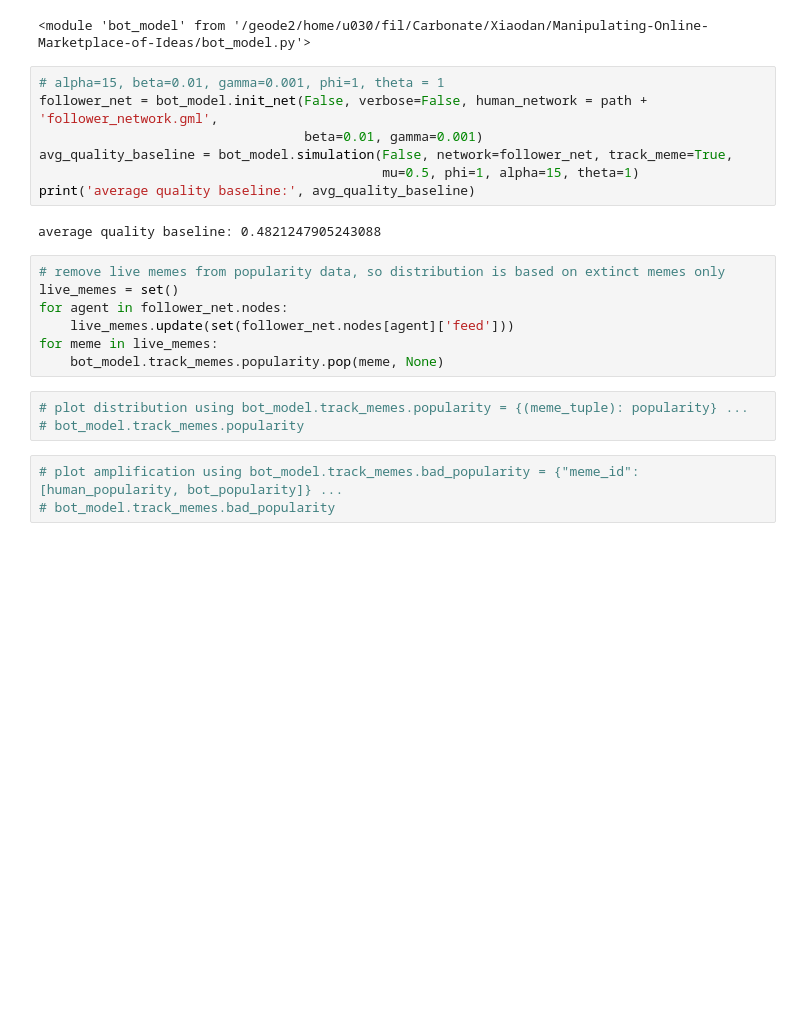
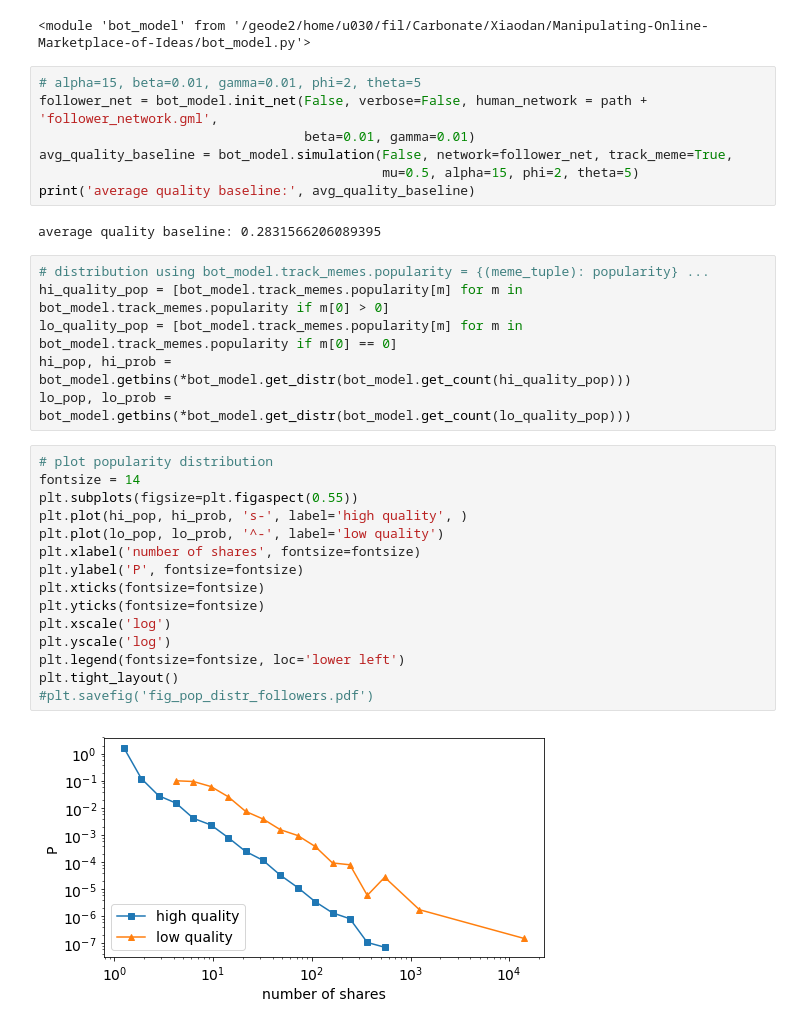
Before and after one commit to xiaodanlou/Manipulating-Online-Marketplace-of-Ideas, a Jupyter notebook: empirical_validation.ipynb, the cells around one changed output. Saved outputs shown, nothing was run; the diff lists cells and outputs as text; blank space fills up the shorter version.

```diff
--- a/empirical_validation.ipynb
+++ b/empirical_validation.ipynb
@@ -116,24 +115,34 @@ importlib.reload(bot_model)
 # %% [output]
 <module 'bot_model' from '/geode2/home/u030/fil/Carbonate/Xiaodan/Manipulating-Online-Marketplace-of-Ideas/bot_model.py'>
 # %%
-# alpha=15, beta=0.01, gamma=0.001, phi=1, theta = 1
+# alpha=15, beta=0.01, gamma=0.01, phi=2, theta=5
 follower_net = bot_model.init_net(False, verbose=False, human_network = path + 'follower_network.gml',
-                                  beta=0.01, gamma=0.001)
+                                  beta=0.01, gamma=0.01)
 avg_quality_baseline = bot_model.simulation(False, network=follower_net, track_meme=True,
-                                            mu=0.5, phi=1, alpha=15, theta=1)
+                                            mu=0.5, alpha=15, phi=2, theta=5)
 print('average quality baseline:', avg_quality_baseline)
 # %% [output]
-average quality baseline: 0.4821247905243088
+average quality baseline: 0.2831566206089395
-# %%
-# remove live memes from popularity data, so distribution is based on extinct memes only
-live_memes = set()
-for agent in follower_net.nodes:
-    live_memes.update(set(follower_net.nodes[agent]['feed']))
-for meme in live_memes:
-    bot_model.track_memes.popularity.pop(meme, None)
-# %%
-# plot distribution using bot_model.track_memes.popularity = {(meme_tuple): popularity} ...
-# bot_model.track_memes.popularity
-# %%
-# plot amplification using bot_model.track_memes.bad_popularity = {"meme_id": [human_popularity, bot_popularity]} ...
-# bot_model.track_memes.bad_popularity
+# %%
+# distribution using bot_model.track_memes.popularity = {(meme_tuple): popularity} ...
+hi_quality_pop = [bot_model.track_memes.popularity[m] for m in bot_model.track_memes.popularity if m[0] > 0]
+lo_quality_pop = [bot_model.track_memes.popularity[m] for m in bot_model.track_memes.popularity if m[0] == 0]
+hi_pop, hi_prob = bot_model.getbins(*bot_model.get_distr(bot_model.get_count(hi_quality_pop)))
+lo_pop, lo_prob = bot_model.getbins(*bot_model.get_distr(bot_model.get_count(lo_quality_pop)))
+# %%
+# plot popularity distribution
+fontsize = 14
+plt.subplots(figsize=plt.figaspect(0.55))
+plt.plot(hi_pop, hi_prob, 's-', label='high quality', )
+plt.plot(lo_pop, lo_prob, '^-', label='low quality')
+plt.xlabel('number of shares', fontsize=fontsize)
+plt.ylabel('P', fontsize=fontsize)
+plt.xticks(fontsize=fontsize)
+plt.yticks(fontsize=fontsize)
+plt.xscale('log')
+plt.yscale('log')
+plt.legend(fontsize=fontsize, loc='lower left')
+plt.tight_layout()
+#plt.savefig('fig_pop_distr_followers.pdf')
+# %% [output]
+[figure, added]
```
Also changed, not shown: parts of 12 cells of this notebook, 2 other files.
